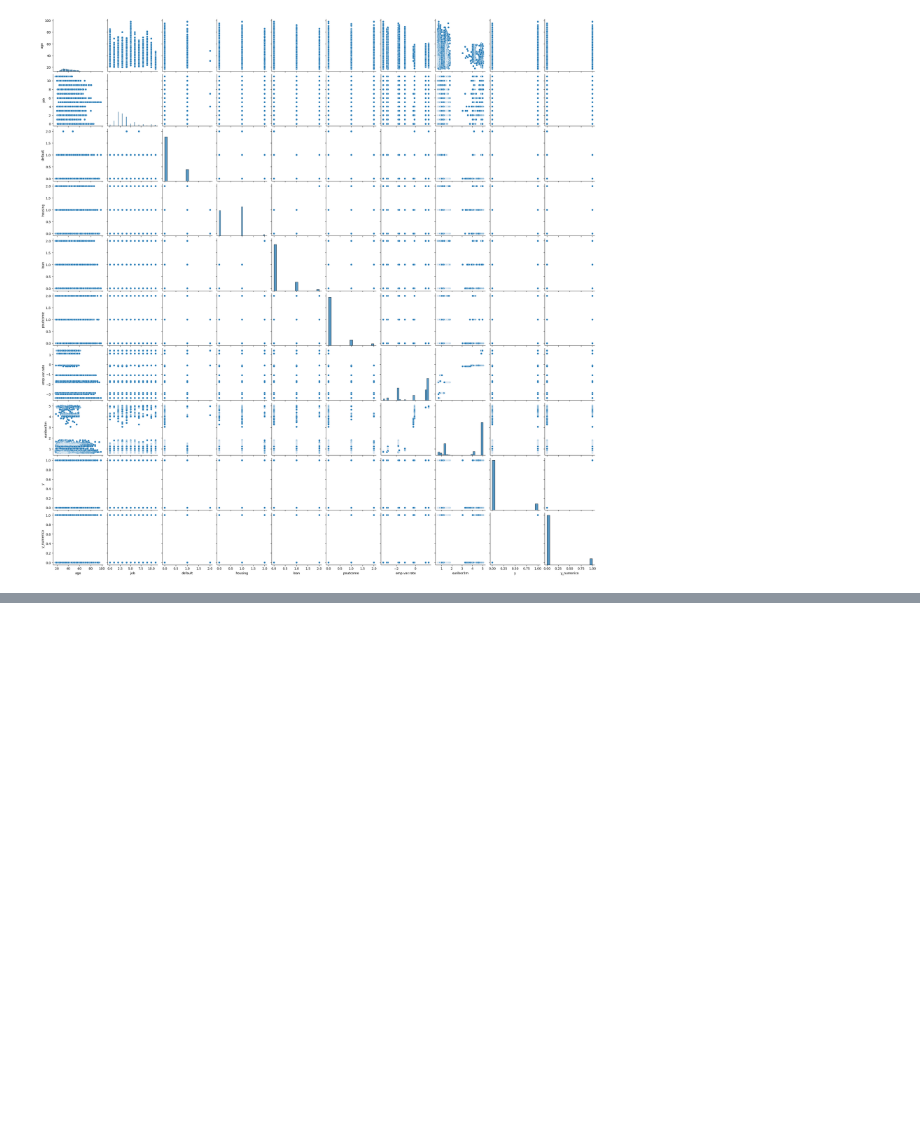
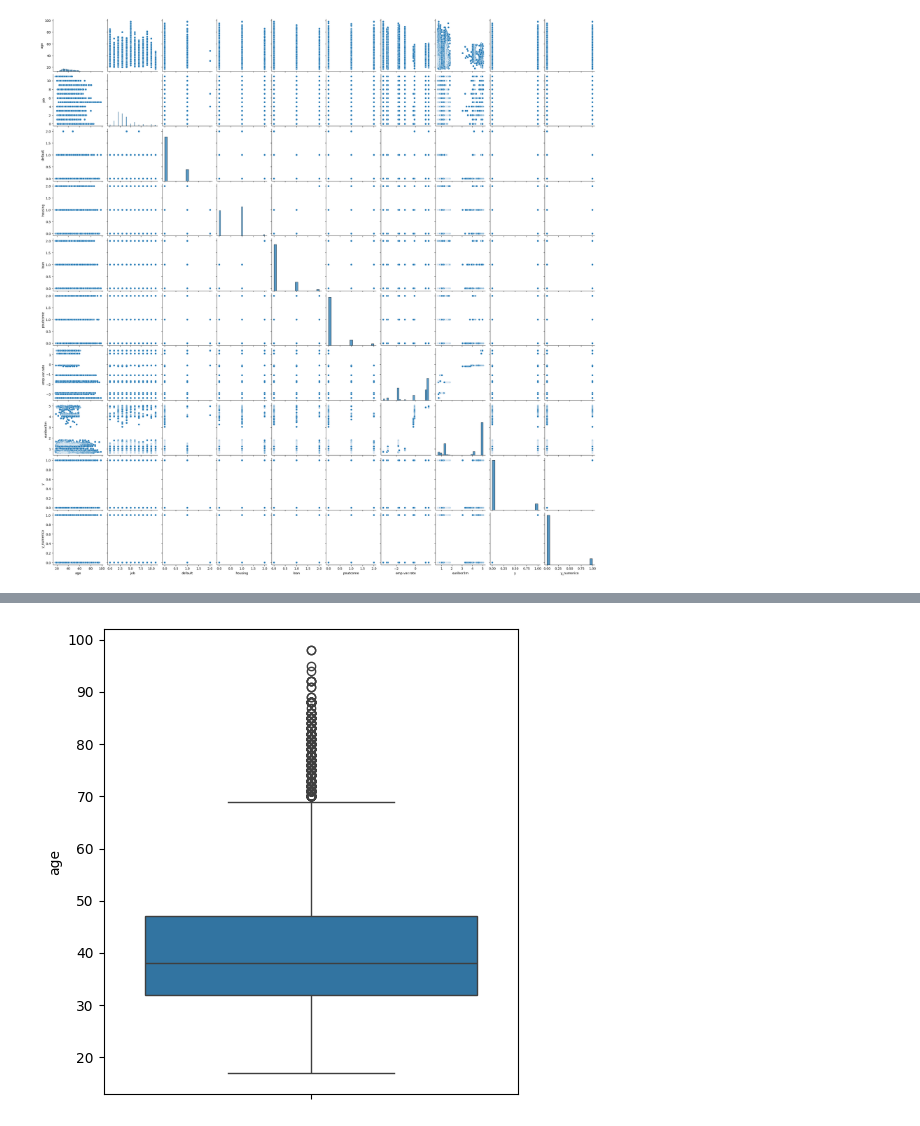
Before and after one commit to Estefaniagz/primer_ml, a Jupyter notebook: src/explore.ipynb, the cells around one changed output, grey strips where cells are left out. Saved outputs shown, nothing was run; the diff lists cells and outputs as text; code cells hidden in the pictures; blank space fills up the shorter version.

```diff
--- a/src/explore.ipynb
+++ b/src/explore.ipynb
@@ -260,3 +265,14 @@ df.describe()
 | 50% | 38.00000 | 3.000000 | 0.000000 | 1.000000 | 0.000000 | 0.000000 | 1.100000 | 4.857000 | 0.000000 | 0.000000 |
 | 75% | 47.00000 | 4.000000 | 0.000000 | 1.000000 | 0.000000 | 0.000000 | 1.400000 | 4.961000 | 0.000000 | 0.000000 |
 | max | 98.00000 | 11.000000 | 2.000000 | 2.000000 | 2.000000 | 2.000000 | 1.400000 | 5.045000 | 1.000000 | 1.000000 |
+# %%
+#conocer los outlier a travez de boxplot
+
+fig, axis = plt.subplots(1,1, figsize=(5,5))
+
+sns.boxplot(ax=axis, data=df, y= 'age')
+
+plt.tight_layout()
+plt.show()
+# %% [output]
+[figure, added]
```
Also changed, not shown: parts of 2 cells of this notebook.
